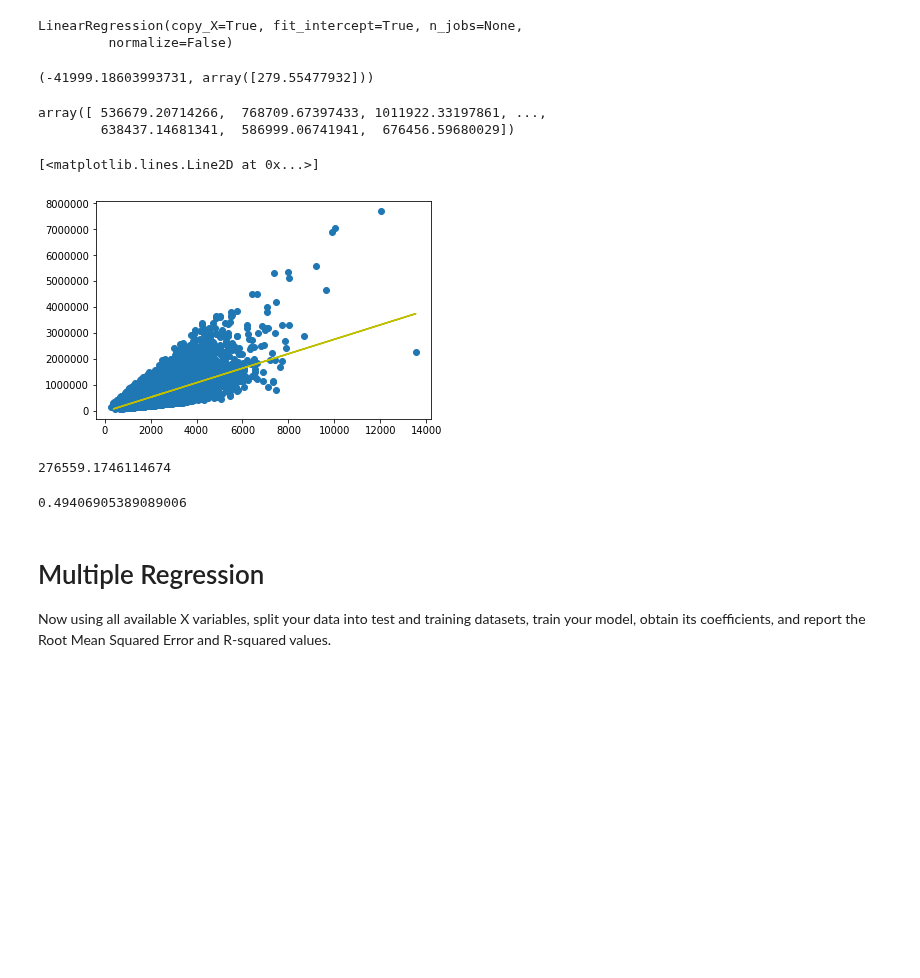
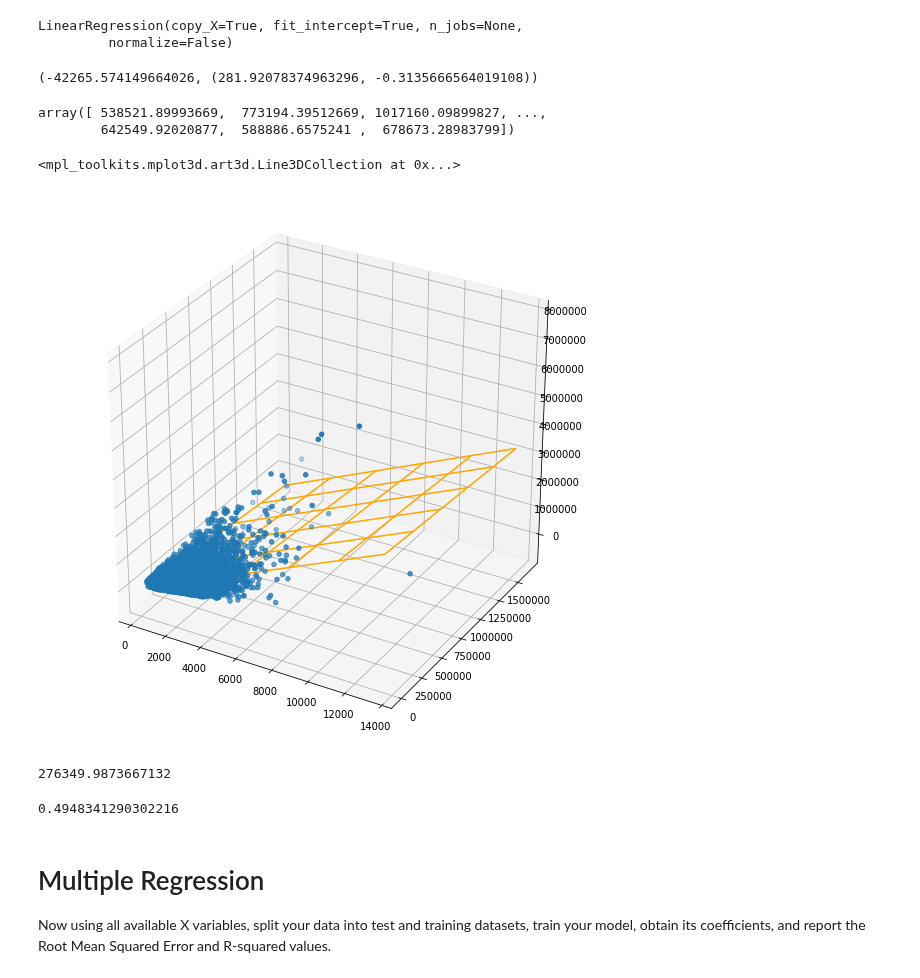
Before and after one commit to LambdaSchool/DS-Unit-2-Sprint-2-Regression, a Jupyter notebook: module1-ols-regression/linear-regression-assignment.ipynb, the cells around one changed output. Cells and saved outputs as stored; diff of their text form; code cells hidden in the pictures; blank space fills up the shorter version.

```diff
--- a/module1-ols-regression/linear-regression-assignment.ipynb
+++ b/module1-ols-regression/linear-regression-assignment.ipynb
@@ -100,6 +100,6 @@ Train a regression model using these two X variables. Once you have trained the
 
 Report your Root Mean Squared Error and R-squared for this model.
 # %%
-X2 = df[['sqft_living']]
+X2 = df[['sqft_living', 'sqft_lot']]
 y2 = df['price']
 X2_train, X2_test, y2_train, y2_test = train_test_split(X2, y2, train_size=.8, test_size=.2, random_state=42)
@@ -109,31 +111,42 @@ model2.fit(X2_train, y2_train)
 # %% [output]
 LinearRegression(copy_X=True, fit_intercept=True, n_jobs=None,
          normalize=False)
-# %%
-model2.intercept_, model2.coef_
-# %% [output]
-(-41999.18603993731, array([279.55477932]))
+# %%
+b_0,(b_1,b_2) = model2.intercept_, model2.coef_
+b_0,(b_1,b_2)
+
+# model2.intercept_, model2.coef_
+# %% [output]
+(-42265.574149664026, (281.92078374963296, -0.3135666564019108))
 # %%
 y2_pred = model2.predict(X2_test)
 y2_pred
 # %% [output]
-array([ 536679.20714266,  768709.67397433, 1011922.33197861, ...,
-        638437.14681341,  586999.06741941,  676456.59680029])
+array([ 538521.89993669,  773194.39512669, 1017160.09899827, ...,
+        642549.92020877,  588886.6575241 ,  678673.28983799])
-# %%
-fig2, ax2 = plt.subplots()
-ax2.scatter(X2,y2)
-ax2.plot(X2_test,y2_pred,color='y')
-# %% [output]
-[<matplotlib.lines.Line2D at 0x...>]
-[figure, removed]
+# %%
+fig2 = plt.figure(figsize=(10,10))
+ax2 = fig2.add_subplot(111, projection='3d')
+ax2.scatter(df['sqft_living'],df['sqft_lot'], y2)
+
+x = np.linspace(df['sqft_living'].min(), df['sqft_living'].max())
+y = np.linspace(df['sqft_lot'].min(), df['sqft_lot'].max())
+
+X, Y = np.meshgrid(x,y)
+
+Z = b_0 + b_1*X + b_2*Y
+ax2.plot_wireframe(X, Y, Z, color='orange', rstride=10, cstride=10)
+# %% [output]
+<mpl_toolkits.mplot3d.art3d.Line3DCollection at 0x...>
+[figure, added]
 # %%
 np.sqrt(mean_squared_error(y2_test, y2_pred))
 # %% [output]
-276559.1746114674
+276349.9873667132
 # %%
 r2_score(y_true=y2_test, y_pred=y2_pred)
 # %% [output]
-0.49406905389089006
+0.4948341290302216
 # %% [markdown]
 # Multiple Regression
 
```
Also changed, not shown: parts of 1 cell of this notebook.
